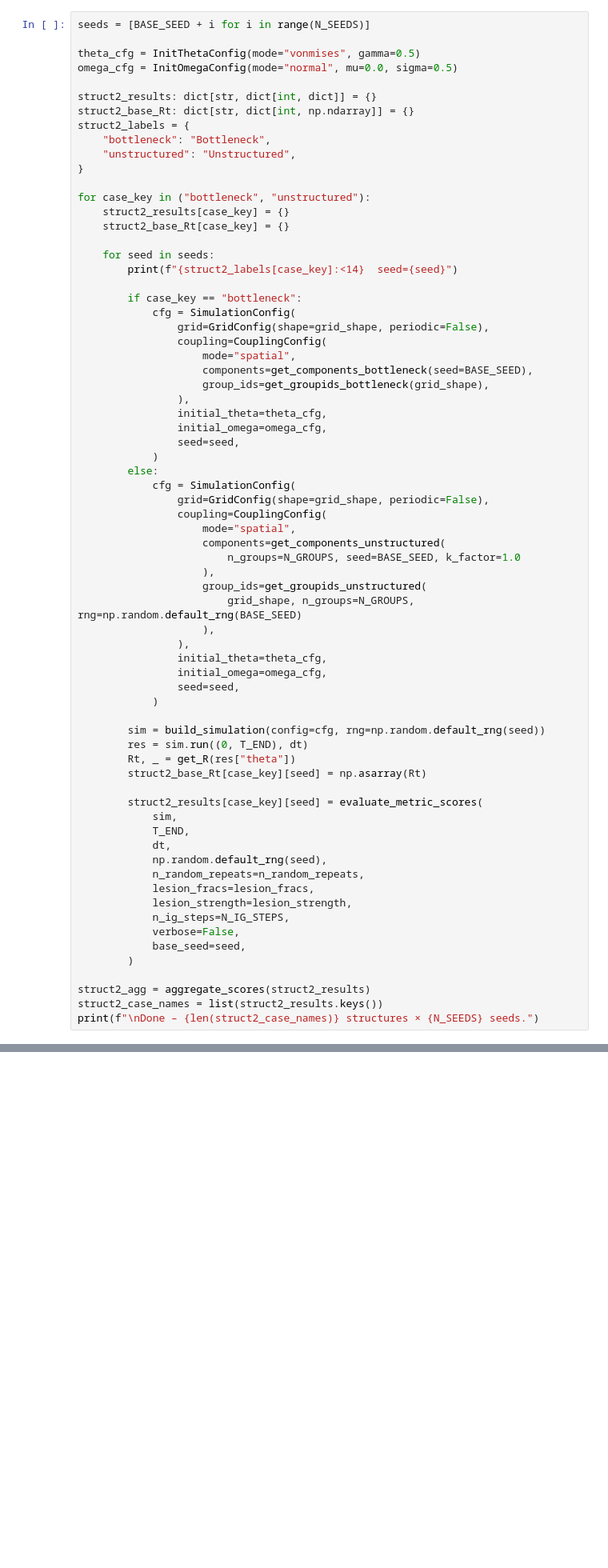
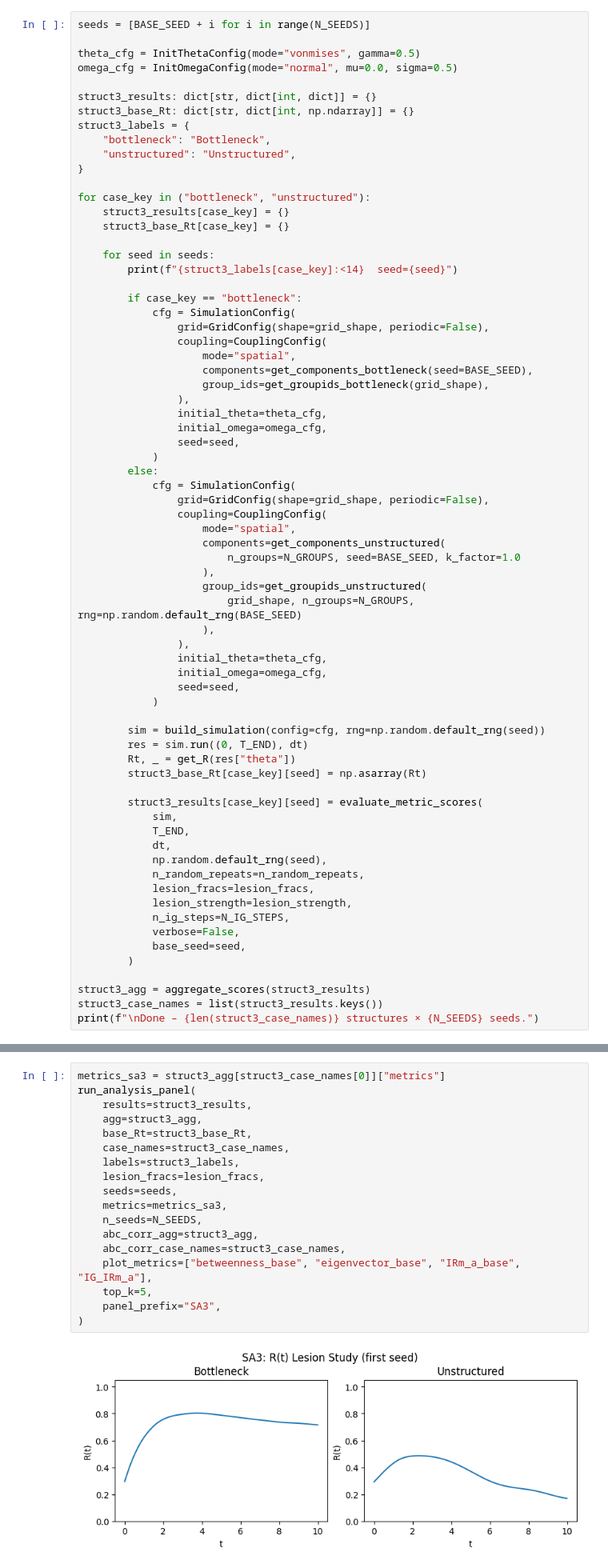
Before and after one commit to adamLastovka/KuramotoNeuralSimulations, a Jupyter notebook: Notebooks/07_lesion_studies.ipynb, the cells around one changed output, grey strips where cells are left out. Shown at 80% size. Drawn from its saved outputs; the diff is of its cells as text; blank space fills up the shorter version.

Commit message:
Completed structure comparison

```diff
--- a/Notebooks/07_lesion_studies.ipynb
+++ b/Notebooks/07_lesion_studies.ipynb
@@ -610,19 +625,19 @@ seeds = [BASE_SEED + i for i in range(N_SEEDS)]
 theta_cfg = InitThetaConfig(mode="vonmises", gamma=0.5)
 omega_cfg = InitOmegaConfig(mode="normal", mu=0.0, sigma=0.5)
 
-struct2_results: dict[str, dict[int, dict]] = {}
-struct2_base_Rt: dict[str, dict[int, np.ndarray]] = {}
-struct2_labels = {
+struct3_results: dict[str, dict[int, dict]] = {}
+struct3_base_Rt: dict[str, dict[int, np.ndarray]] = {}
+struct3_labels = {
     "bottleneck": "Bottleneck",
     "unstructured": "Unstructured",
 }
 
 for case_key in ("bottleneck", "unstructured"):
-    struct2_results[case_key] = {}
-    struct2_base_Rt[case_key] = {}
+    struct3_results[case_key] = {}
+    struct3_base_Rt[case_key] = {}
 
     for seed in seeds:
-        print(f"{struct2_labels[case_key]:<14}  seed={seed}")
+        print(f"{struct3_labels[case_key]:<14}  seed={seed}")
 
         if case_key == "bottleneck":
             cfg = SimulationConfig(
@@ -656,9 +671,9 @@ for case_key in ("bottleneck", "unstructured"):
         sim = build_simulation(config=cfg, rng=np.random.default_rng(seed))
         res = sim.run((0, T_END), dt)
         Rt, _ = get_R(res["theta"])
-        struct2_base_Rt[case_key][seed] = np.asarray(Rt)
+        struct3_base_Rt[case_key][seed] = np.asarray(Rt)
 
-        struct2_results[case_key][seed] = evaluate_metric_scores(
+        struct3_results[case_key][seed] = evaluate_metric_scores(
             sim,
             T_END,
             dt,
@@ -671,8 +686,8 @@ for case_key in ("bottleneck", "unstructured"):
             base_seed=seed,
         )
 
-struct2_agg = aggregate_scores(struct2_results)
-struct2_case_names = list(struct2_results.keys())
-print(f"\nDone – {len(struct2_case_names)} structures × {N_SEEDS} seeds.")
+struct3_agg = aggregate_scores(struct3_results)
+struct3_case_names = list(struct3_results.keys())
+print(f"\nDone – {len(struct3_case_names)} structures × {N_SEEDS} seeds.")
 # %% [output]
 Bottleneck      seed=42
@@ -679,0 +707,20 @@ ValueError: too many values to unpack (expected 2)
+# %%
+metrics_sa3 = struct3_agg[struct3_case_names[0]]["metrics"]
+run_analysis_panel(
+    results=struct3_results,
+    agg=struct3_agg,
+    base_Rt=struct3_base_Rt,
+    case_names=struct3_case_names,
+    labels=struct3_labels,
+    lesion_fracs=lesion_fracs,
+    seeds=seeds,
+    metrics=metrics_sa3,
+    n_seeds=N_SEEDS,
+    abc_corr_agg=struct3_agg,
+    abc_corr_case_names=struct3_case_names,
+    plot_metrics=["betweenness_base", "eigenvector_base", "IRm_a_base", "IG_IRm_a"],
+    top_k=5,
+    panel_prefix="SA3",
+)
+# %% [output]
+[figure, added]
```
Also changed, not shown: parts of 7 cells of this notebook.
